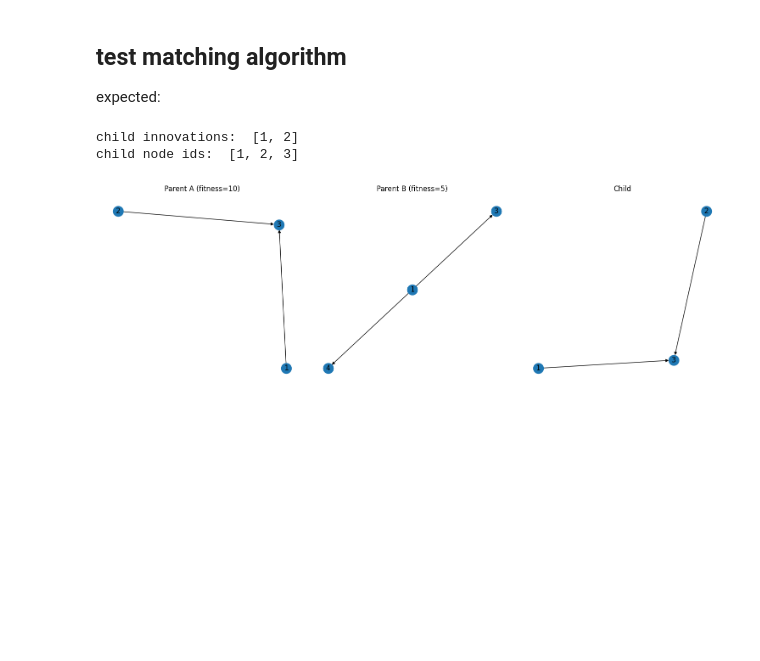
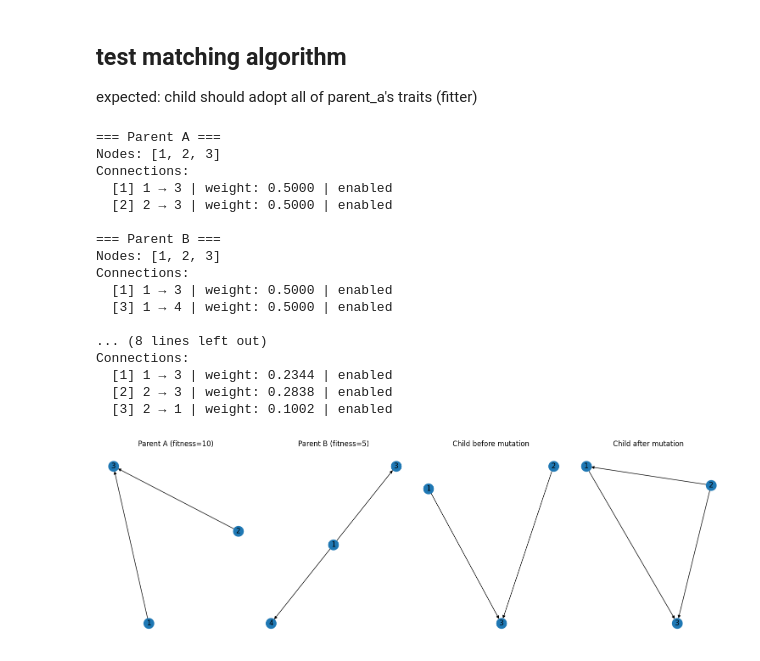
Before and after one commit to Jaslavie/NEAT-SIM, a Jupyter notebook: NEAT.ipynb, the cells around one changed output. Drawn from its saved outputs; the diff is of its cells as text; code cells hidden in the pictures; blank space fills up the shorter version.

Commit message:
created mutations logic + innovation counter

```diff
--- a/NEAT.ipynb
+++ b/NEAT.ipynb
@@ -120,3 +123,14 @@ def visualize_genome(genome, ax=None):
         plt.show()
     else:
         nx.draw(G, ax=ax, with_labels=True, arrows=True)
+
+"""
+print genome state
+"""
+def print_genome_state(genome, label="Genome"):
+    print(f"\n=== {label} ===")
+    print(f"Nodes: {list(genome.nodes.keys())}")
+    print("Connections:")
+    for inn, conn in genome.connections.items():
+        status = "enabled" if conn.enabled else "DISABLED"
+        print(f"  [{inn}] {conn.input_node_id} → {conn.output_node_id} | weight: {conn.weight:.4f} | {status}")
@@ -123,6 +227,6 @@ def visualize_genome(genome, ax=None):
 # %% [markdown]
 ## test matching algorithm
-expected:
+expected: child should adopt all of parent_a's traits (fitter)
 # %%
 # nodes
 node_1 = NodeGene(id=1, layer='input', activation='sigmoid', bias=0)
@@ -137,40 +241,68 @@ conn_a2 = NodeConnection(id=2, output_node_id=3, input_node_id=2,
                         weight=0.5, enabled=True, innovation=2)
 
 # create connections for parent B
 conn_b1 = NodeConnection(id=1, output_node_id=3, input_node_id=1,
                         weight=0.5, enabled=True, innovation=1)
 conn_b3 = NodeConnection(id=3, output_node_id=4, input_node_id=1,
                         weight=0.5, enabled=True, innovation=3)
 
 # build genomes
 parent_a = Genome(nodes=[node_1, node_2, node_3],
                 connections=[conn_a1, conn_a2])
 parent_a.fitness = 10
 
 parent_b = Genome(nodes=[node_1, node_2, node_3],
                 connections=[conn_b1, conn_b3])
 parent_b.fitness = 5
 
-# create and print crossover
-child = crossover(parent_a, parent_b)
-print("child innovations: ", list(child.connections.keys()))
-print("child node ids: ", list(child.nodes.keys()))
+# init counter
+innov = InnovationCounter(
+    global_innovations = 2, # start after existing innovations
+    node_connection_innovations = {(1, 3): 1, (2, 3): 2}  # dict with existing connections
+)
 
-# plot
-fig, axes = plt.subplots(1, 3, figsize=(15, 5))  # 1 row, 3 columns
+# print parents
+fig, axes = plt.subplots(1, 4, figsize=(15, 5))  # 1 row, 4 columns
 
+print_genome_state(parent_a, "Parent A")
 visualize_genome(parent_a, ax=axes[0])
 axes[0].set_title("Parent A (fitness=10)")
 
+print_genome_state(parent_b, "Parent B")
 visualize_genome(parent_b, ax=axes[1])
 axes[1].set_title("Parent B (fitness=5)")
 
+# create and print crossover
+child = crossover(parent_a, parent_b)
+print_genome_state(child, "Before Mutations")
 visualize_genome(child, ax=axes[2])
-axes[2].set_title("Child")
+axes[2].set_title("Child before mutation")
+
+# mutate weights
+mutate_weights(child, mutation_rate=1.0, perturbation_strength=0.3, reset_rate=0.1)
+mutate_connections(child, innov)
+print_genome_state(child, "After Mutations")
+visualize_genome(child, ax=axes[3])
+axes[3].set_title("Child after mutation")
 
 plt.tight_layout()
 plt.show()
 # %% [output]
-child innovations:  [1, 2]
-child node ids:  [1, 2, 3]
+=== Parent A ===
+Nodes: [1, 2, 3]
+Connections:
+  [1] 1 → 3 | weight: 0.5000 | enabled
+  [2] 2 → 3 | weight: 0.5000 | enabled
+
+=== Parent B ===
+Nodes: [1, 2, 3]
+Connections:
+  [1] 1 → 3 | weight: 0.5000 | enabled
+  [3] 1 → 4 | weight: 0.5000 | enabled
+
+... (8 lines left out)
+Connections:
+  [1] 1 → 3 | weight: 0.2344 | enabled
+  [2] 2 → 3 | weight: 0.2838 | enabled
+  [3] 2 → 1 | weight: 0.1002 | enabled
-[figure, old version]
+[figure, new version]
```
Also changed, not shown: parts of 6 cells of this notebook.
